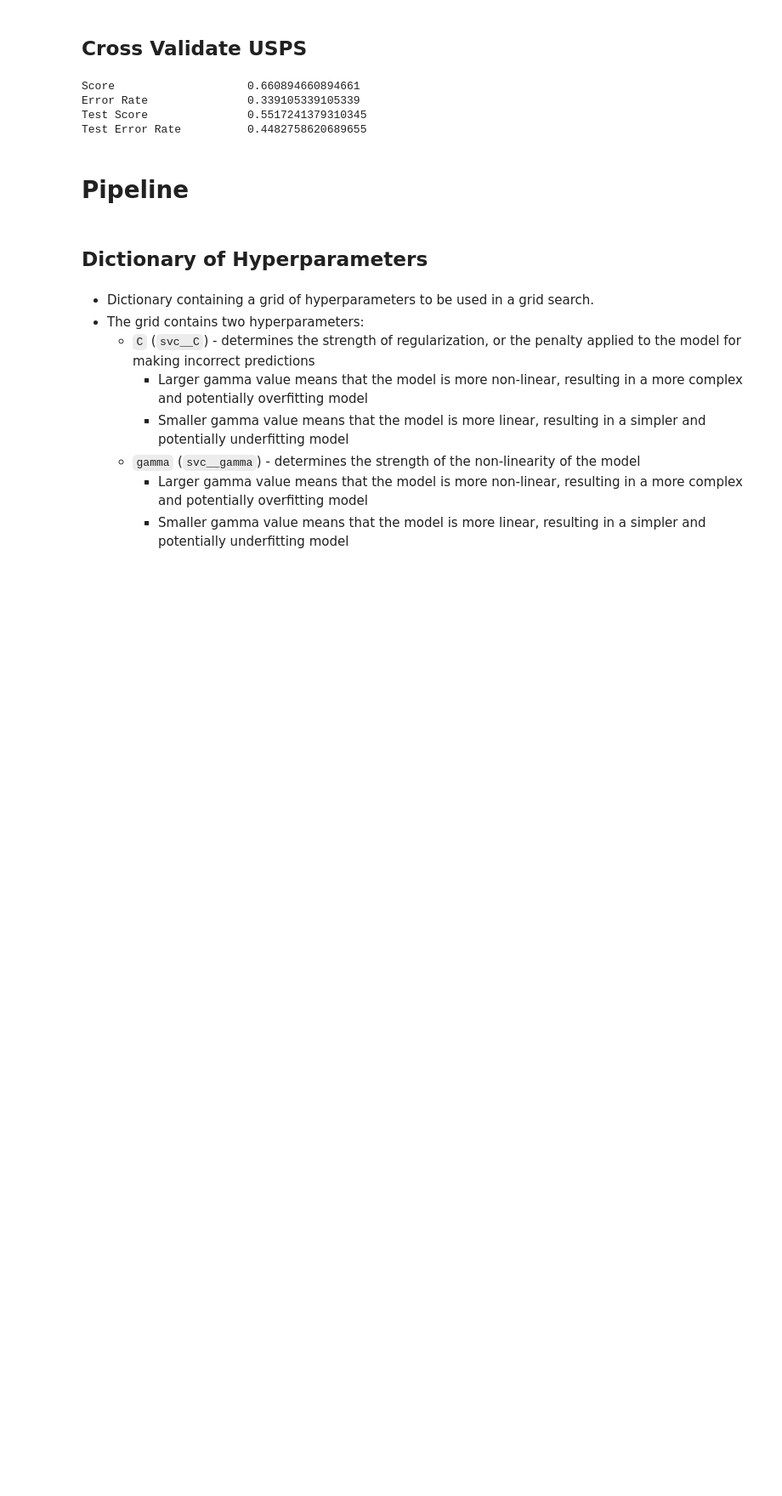
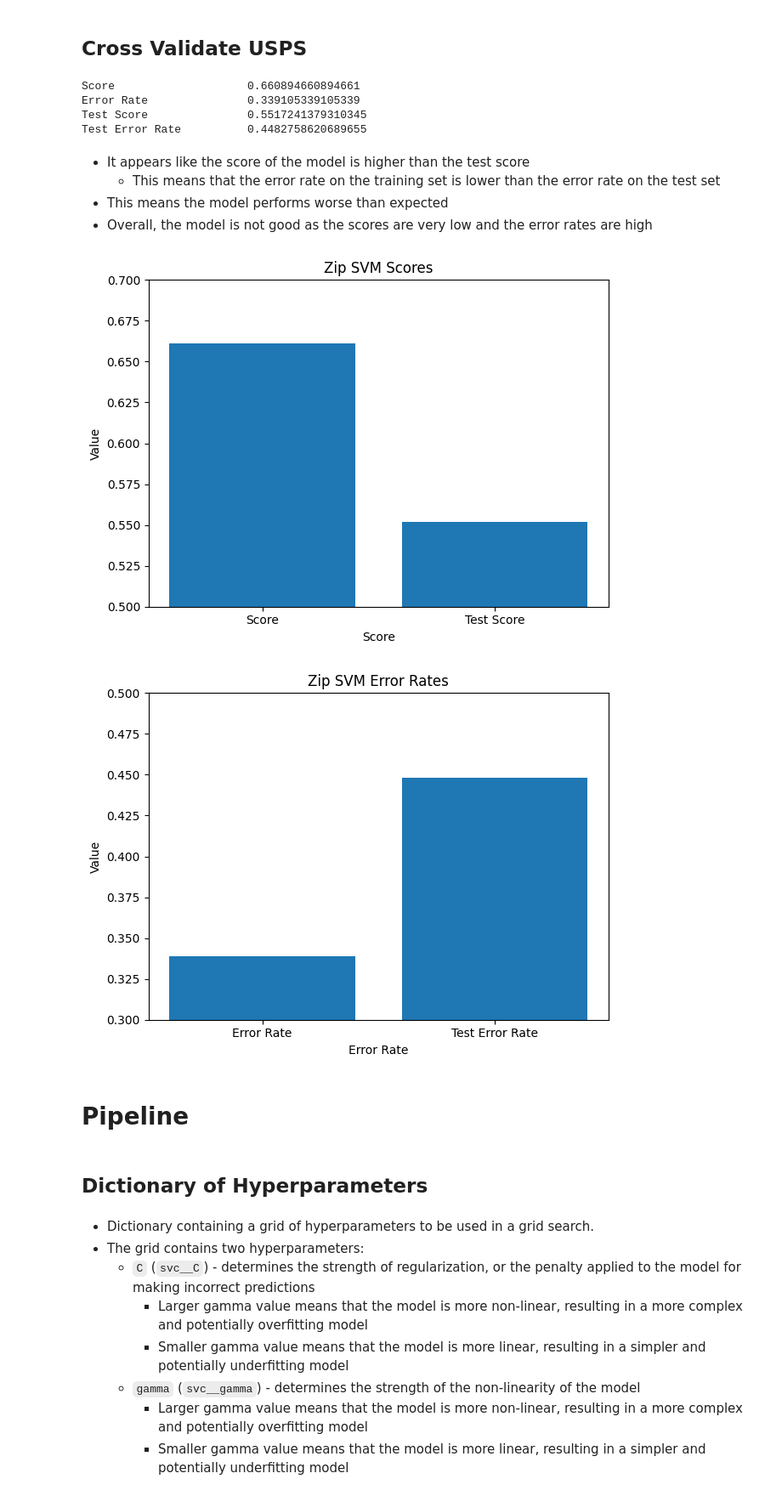
Before and after one commit to mbeps/Machine-Learning-Assignment-3, a Jupyter notebook: Assignment_3.ipynb, the cells around one changed output. Shown at 85% size. Saved outputs shown, nothing was run; the diff lists cells and outputs as text; code cells hidden in the pictures; blank space fills up the shorter version.

```diff
--- a/Assignment_3.ipynb
+++ b/Assignment_3.ipynb
@@ -214,6 +261,26 @@ Score                    0.660894660894661
 Error Rate               0.339105339105339
 Test Score               0.5517241379310345
 Test Error Rate          0.4482758620689655
+# %% [markdown]
+- It appears like the score of the model is higher than the test score
+  - This means that the error rate on the training set is lower than the error rate on the test set
+- This means the model performs worse than expected
+- Overall, the model is not good as the scores are very low and the error rates are high
+# %%
+zip_svm_scores: dict = {
+	"Score": zip_svm_cross_validation.score,
+	"Test Score": zip_svm_cross_validation.test_score
+}
+plot_bar_chart(zip_svm_scores, "Zip SVM Scores", "Score", "Value", 0.5, 0.7)
+
+zip_svm_error_rates: dict = {
+	"Error Rate": zip_svm_cross_validation.error_rate,
+	"Test Error Rate": zip_svm_cross_validation.test_error_rate
+}
+plot_bar_chart(zip_svm_error_rates, "Zip SVM Error Rates", "Error Rate", "Value", 0.3, 0.5)
+# %% [output]
+[figure, added]
+[figure, added]
 # %% [markdown]
 # Pipeline
 # %% [markdown]
```
Also changed, not shown: parts of 25 cells of this notebook.
